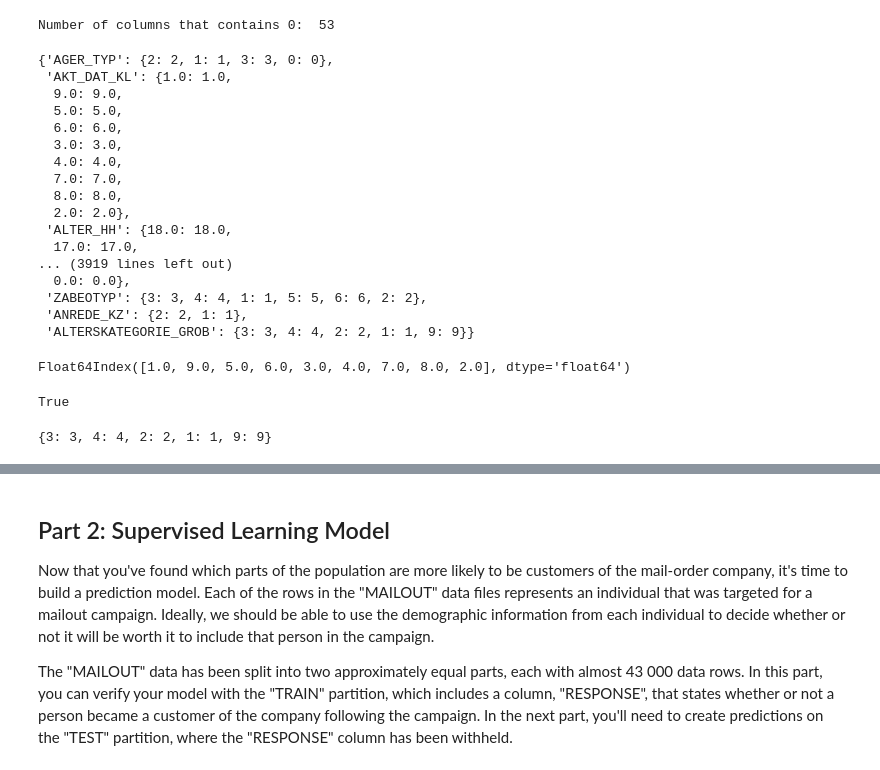
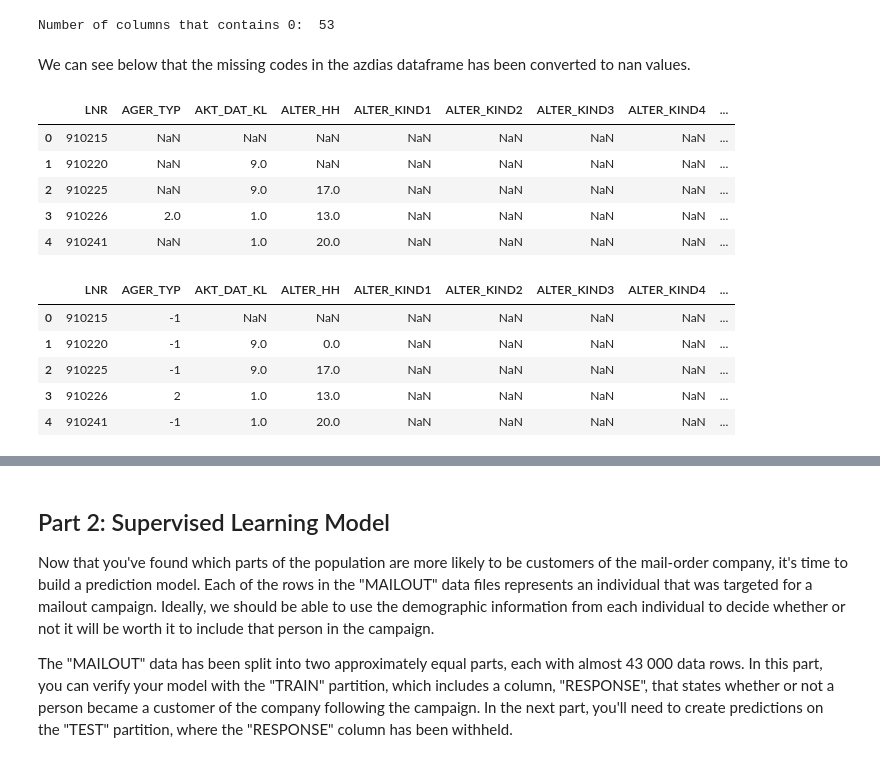
Before and after one commit to jmcabreira-zz/Data-Science-Projects, a Jupyter notebook: Customer_Segmentation_Report/Arvato_Project_Workbook.ipynb, the cells around one changed output, grey strips where cells are left out. Cells and saved outputs as stored; diff of their text form; code cells hidden in the pictures.

Commit message:
refactor: add df after nan coding

```diff
--- a/Customer_Segmentation_Report/Arvato_Project_Workbook.ipynb
+++ b/Customer_Segmentation_Report/Arvato_Project_Workbook.ipynb
@@ -154,8 +155,6 @@ The main bulk of your analysis will come in this part of the project. Here, you
 ### Part 1.1  Check for Missing Values  - azdias df
 # %% [markdown]
 We can notice that we have 273 columns with missing data. We can also see below that even before the missing data mapping process, we have few columns with high percentage of missing values, such as ALTER_KIND4 (99.86%), ALTER_KIND3 (99.31%), ALTER_KIND2 (96.69%),ALTER_KIND1 (90.90%), EXTSEL992(73.40%), KK_KUNDENTYP (65.60%).
-# %%
-azdias.drop(['Unnamed: 0'], axis = 1, inplace = True)
 # %%
 # columns with missing values
 missing_data = azdias.isnull().sum()[azdias.isnull().sum() !=0]
@@ -307,47 +306,36 @@ for col in missing_column_list:
 print('Number of columns that contains 0: ',len(zero_one_missing_code))
 # %% [output]
 Number of columns that contains 0:  53
-# %%
-# Create a dictionary with valid values for each column
-
-valid_values_dict = {}
-for col in azdias.columns[1:]:
-    values_dict = {}
-    for val in azdias[col].value_counts().index:
-        if col not in missing_dict:
-            values_dict[val] = val
-        elif val not in values_dict and val not in missing_dict[col]:
-            values_dict[val] = val
-    valid_values_dict[col] = values_dict
-
-valid_values_dict
-# %% [output]
-{'AGER_TYP': {2: 2, 1: 1, 3: 3, 0: 0},
- 'AKT_DAT_KL': {1.0: 1.0,
-  9.0: 9.0,
-  5.0: 5.0,
-  6.0: 6.0,
-  3.0: 3.0,
-  4.0: 4.0,
-  7.0: 7.0,
-  8.0: 8.0,
-  2.0: 2.0},
- 'ALTER_HH': {18.0: 18.0,
-  17.0: 17.0,
-... (3919 lines left out)
-  0.0: 0.0},
- 'ZABEOTYP': {3: 3, 4: 4, 1: 1, 5: 5, 6: 6, 2: 2},
- 'ANREDE_KZ': {2: 2, 1: 1},
- 'ALTERSKATEGORIE_GROB': {3: 3, 4: 4, 2: 2, 1: 1, 9: 9}}
-# %%
-azdias['AKT_DAT_KL'].value_counts().index
-# %% [output]
-Float64Index([1.0, 9.0, 5.0, 6.0, 3.0, 4.0, 7.0, 8.0, 2.0], dtype='float64')
-# %%
-'AKT_DAT_KL' not in missing_dict
-# %% [output]
-True
-# %%
-values_dict
-# %% [output]
-{3: 3, 4: 4, 2: 2, 1: 1, 9: 9}
+# %%
+from helpers import valid_values_dict
+valid_values_dict = valid_values_dict(azdias, missing_dict)
+# %% [markdown]
+ We can see below that the missing codes in the azdias dataframe has been converted to nan values.
+# %%
+# Dataframe with missing codes converted to nan
+azdias_after_encoding = azdias.copy()
+
+counter = 0
+# skip LNR column
+for col in azdias.columns[1:]:
+    counter += 1
+
+    azdias_after_encoding[col] = azdias_after_encoding[col].map(valid_values_dict[col])
+
+azdias_after_encoding.head()
+# %% [output]
+|  | LNR | AGER_TYP | AKT_DAT_KL | ALTER_HH | ALTER_KIND1 | ALTER_KIND2 | ALTER_KIND3 | ALTER_KIND4 | ... |
+| 0 | 910215 | NaN | NaN | NaN | NaN | NaN | NaN | NaN | ... |
+| 1 | 910220 | NaN | 9.0 | NaN | NaN | NaN | NaN | NaN | ... |
+| 2 | 910225 | NaN | 9.0 | 17.0 | NaN | NaN | NaN | NaN | ... |
+| 3 | 910226 | 2.0 | 1.0 | 13.0 | NaN | NaN | NaN | NaN | ... |
+| 4 | 910241 | NaN | 1.0 | 20.0 | NaN | NaN | NaN | NaN | ... |
+# %%
+azdias.head()
+# %% [output]
+|  | LNR | AGER_TYP | AKT_DAT_KL | ALTER_HH | ALTER_KIND1 | ALTER_KIND2 | ALTER_KIND3 | ALTER_KIND4 | ... |
+| 0 | 910215 | -1 | NaN | NaN | NaN | NaN | NaN | NaN | ... |
+| 1 | 910220 | -1 | 9.0 | 0.0 | NaN | NaN | NaN | NaN | ... |
+| 2 | 910225 | -1 | 9.0 | 17.0 | NaN | NaN | NaN | NaN | ... |
+| 3 | 910226 | 2 | 1.0 | 13.0 | NaN | NaN | NaN | NaN | ... |
+| 4 | 910241 | -1 | 1.0 | 20.0 | NaN | NaN | NaN | NaN | ... |
```
Also changed, not shown: parts of 10 cells of this notebook.
